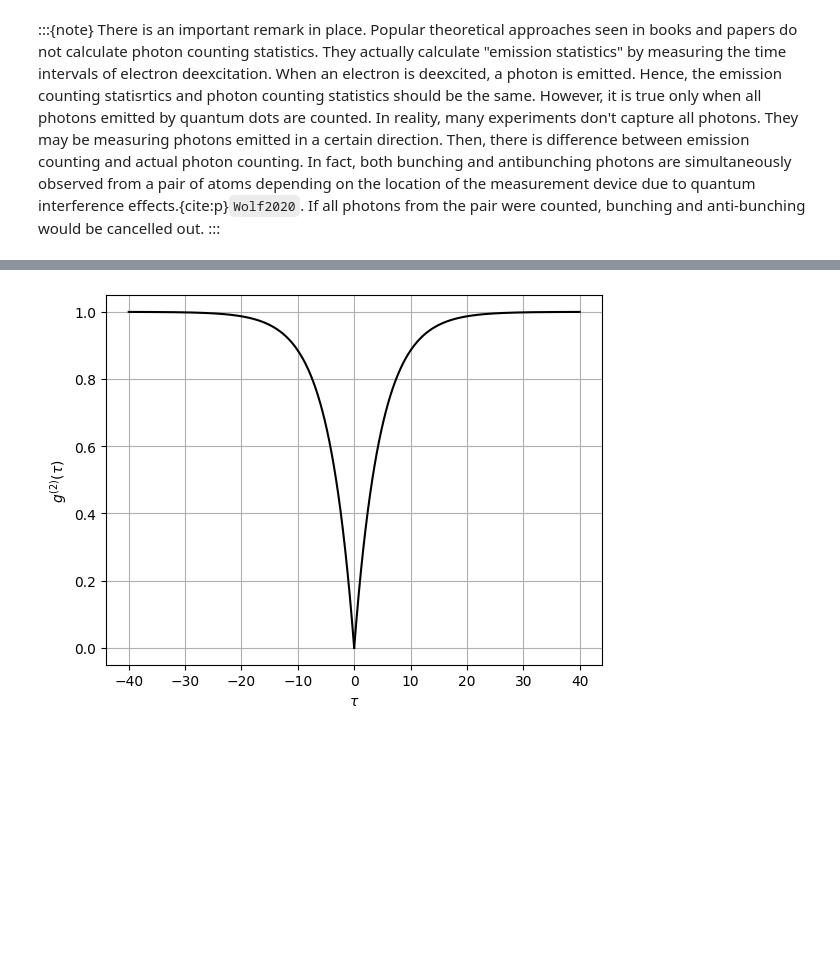
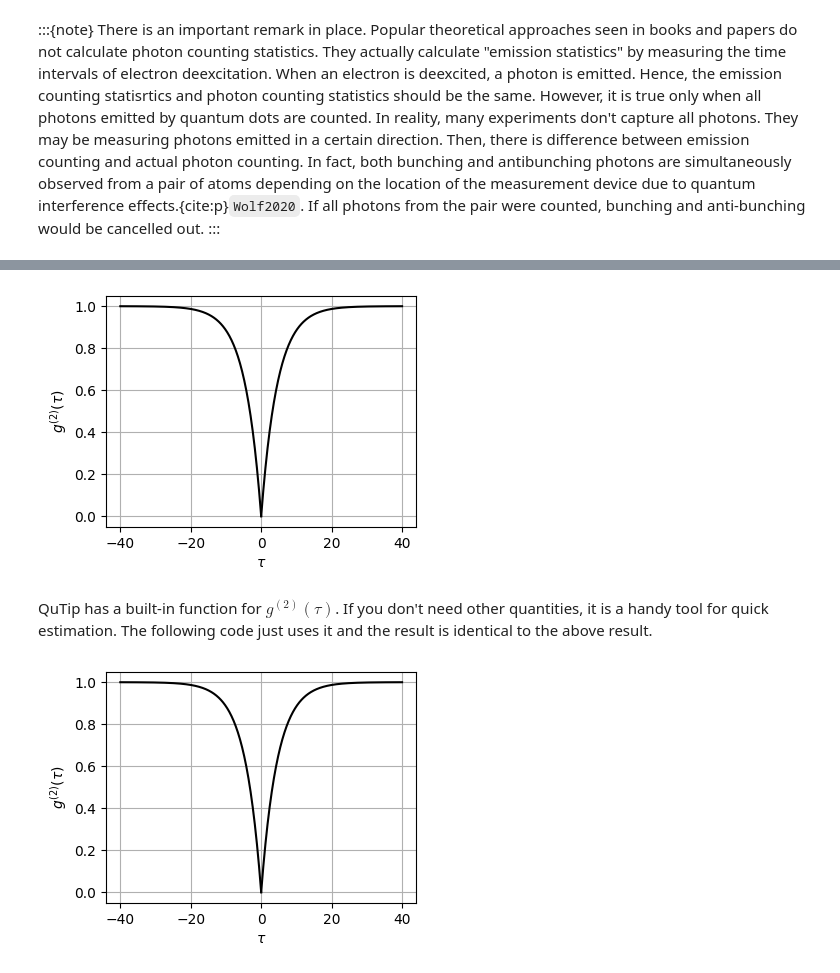
Before and after one commit to ryoichikawai/q-optics, a Jupyter notebook: _build/jupyter_execute/openqm/lindblad.ipynb, the cells around one changed output, grey strips where cells are left out. Cells and saved outputs as stored; diff of their text form; code cells hidden in the pictures; blank space fills up the shorter version.

```diff
--- a/_build/jupyter_execute/openqm/lindblad.ipynb
+++ b/_build/jupyter_execute/openqm/lindblad.ipynb
@@ -367,10 +382,40 @@ where we have rotated the operators inside the trace.
 The QuTiP package contains a module that do every thing for us. We just provide the information of the quantum master equation, namely the Hamiltonian and jump operators.
+# %%
+# Continued from the previous code block.
+# You need to execute it before running this code.
+
+# We already set up Hamiltonian H, collapse operators c_ops
+# in the first code block in this page.
+# We need to modify
+# 1) psi0 - initial state
+# 2) operator to be measured. that is sigmaz
+
+psi0 = basis(2,1)
+result = mesolve(H, psi0, times, c_ops, sigmaz())
+
+pe_tau = (1+result.expect[0])/2
+pe_ss = N/(2*N+1)
+
+g2 = pe_tau/pe_ss
+
+plt.figure(figsize=(4,3))
+plt.plot(times, g2,c='k')
+plt.plot(-times,g2, c='k')
+plt.xlabel(r'$\tau$')
+plt.ylabel(r'$g^{(2)}(\tau)$')
+plt.grid(True)
+plt.show()
+# %% [output]
+[figure, added]
+# %% [markdown]
+QuTip has a built-in function for $g^{(2)}(\tau)$. If you don't need other quantities, it is a handy tool for quick estimation.  The following code just uses it and the result is identical to the above result.
 # %%
 # Continued from the previous code block.
 # You need to execute it before running this code.
+# We set up all necessary information. We just reuse them.
 
-times = np.linspace(0, 40, 400)
 g2, G2 = coherence_function_g2(H, None, times, c_ops, sigmam())
+plt.figure(figsize=(4,3))
 plt.plot(times, np.real(g2),c='k')
 plt.plot(-times,np.real(g2), c='k')
 plt.xlabel(r'$\tau$')
@@ -378,4 +423,4 @@ plt.ylabel(r'$g^{(2)}(\tau)$')
 plt.grid(True)
 plt.show()
 # %% [output]
-[figure, old version]
+[figure, new version]
```
Also changed, not shown: parts of 6 cells of this notebook, 46 other files.
